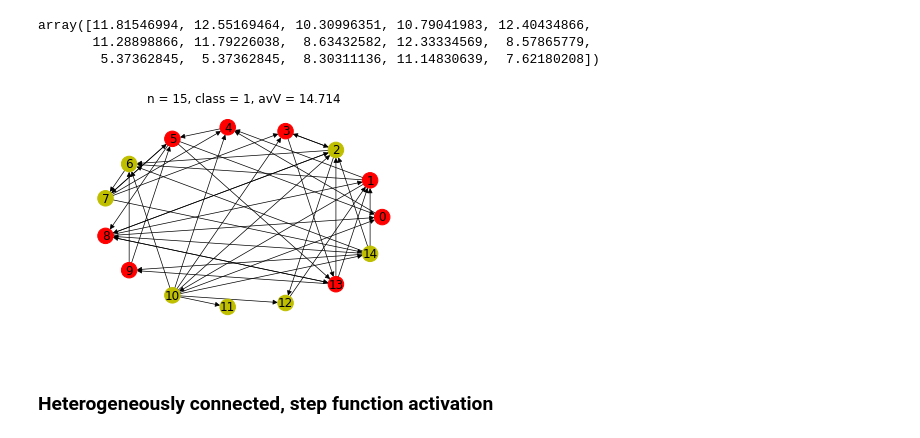
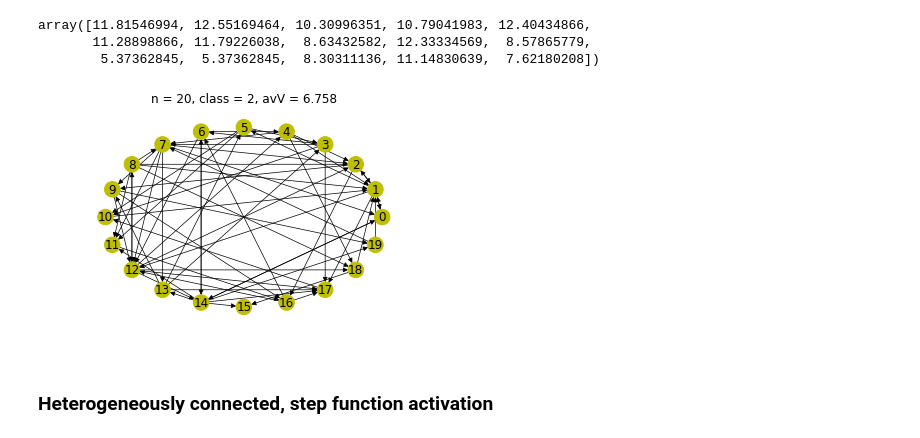
Before and after one commit to mbibireata/Networks, a Jupyter notebook: Rhythmogenesis.ipynb, the cells around one changed output. Drawn from its saved outputs; the diff is of its cells as text; code cells hidden in the pictures.

```diff
--- a/Rhythmogenesis.ipynb
+++ b/Rhythmogenesis.ipynb
@@ -1062,7 +1074,7 @@ imshow(img, aspect='auto')
 ### Heterogeneously connected, sigmoid activation
 # %%
 # Setup simulation parameters
-n = 15
-p = 1/6
+n = 40
+p = 1/4 #1/6
 M = getRandomConnectivity(n, p)
 l = matrixOfEdges(M, n)
@@ -1069,6 +1200,6 @@ l = matrixOfEdges(M, n)
 # %%
 #Heterogeneous sigmoid
-N = 50000 #15000
+N = 1000000 #50000
 dt = 0.001
 T = zeros(N)
 for i in range(N):
@@ -1081,7 +1212,7 @@ Cstar=20 #20
 V0=18 #18
 C0=18 #18
 
-delV= 3. #1.
+delV= 5.1 #1.
 delVmin = delV/3 #delV/3
 delC= 0.035 #0.025
 r_1= 70*99/(n-1)#Max Firing rate is r_1 + r_0 70
@@ -1109,6 +1240,7 @@ params[13] = g_c
 params[14] = r_0
 
 network = Network(M, l, params)
+network.kill_neuron2(20)
 
 avC,avV,C,V,sump = network.simdyn(network.M, network.l, network.params, connectivity="heterogeneous", activation="sigmoid")
 # %%
@@ -1142,21 +1273,21 @@ plot(T[300:800], V[300:800])
  <matplotlib.lines.Line2D at 0x...>]
 [figure]
 # %%
-t = 680
+t = -1
 G = nx.DiGraph()
-for i in range(n):
+for i in range(network.n):
     if  V[t, i] > Vstar: # t = -1
         G.add_node(i, color='r', firing=True)
     else:
         G.add_node(i, color='y', firing=False)
 
-for i in range(n):
-    for j in range(n):
+for i in range(network.n):
+    for j in range(network.n):
         if network.M[i,j] == 1:
             G.add_edge(i,j)
 # %%
-clist = np.zeros(15, dtype=str)
-for i in range(n):
+clist = np.zeros(network.n, dtype=str)
+for i in range(network.n):
     color = G.nodes.data()[i]['color']
     clist[i] = color
 # %%
@@ -1175,12 +1305,12 @@ array([11.81546994, 12.55169464, 10.30996351, 10.79041983, 12.40434866,
        11.28898866, 11.79226038,  8.63432582, 12.33334569,  8.57865779,
         5.37362845,  5.37362845,  8.30311136, 11.14830639,  7.62180208])
 # %%
-plt.title("n = {}, class = {}, avV = {:.3f}".format(n, classification, avV[t]))
+plt.title("n = {}, class = {}, avV = {:.3f}".format(network.n, classification, avV[t]))
 nx.draw_circular(G, node_size=240, width=0.7, with_labels=True, node_color=clist)
 #nx.draw_circular(G,node_size=20,width=0.5,edge_color='black',node_color='black',with_labels=True)
 #nx.draw_circular(H,node_size=20,width=0.3,node_color='black', edge_color='black')
-plt.savefig("connectivity/n_{}_class_{}_t_{}".format(network.n, classification, t), dpi=300)
+plt.savefig("phase/sample3/connectivity_class_{}_n_{}".format(classification, network.n), dpi=300)
 # %% [output]
-[figure, old version]
+[figure, new version]
 # %% [markdown]
 ### Heterogeneously connected, step function activation
```
Also changed, not shown: parts of 11 cells of this notebook.
